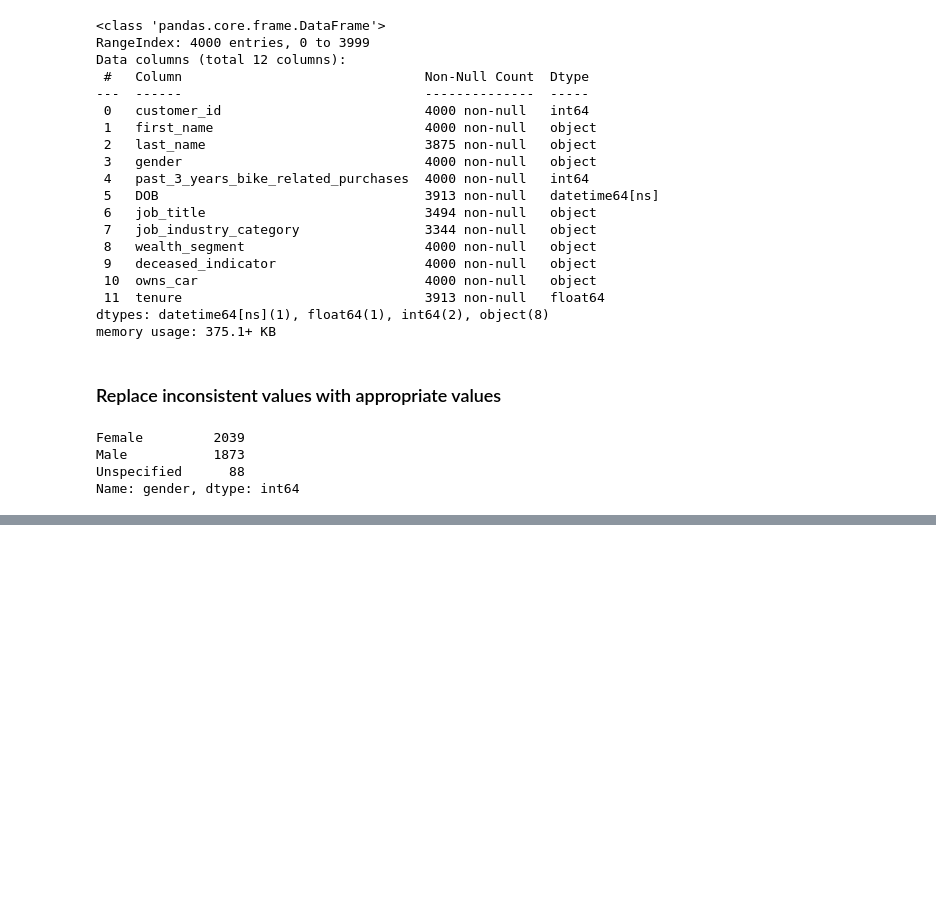
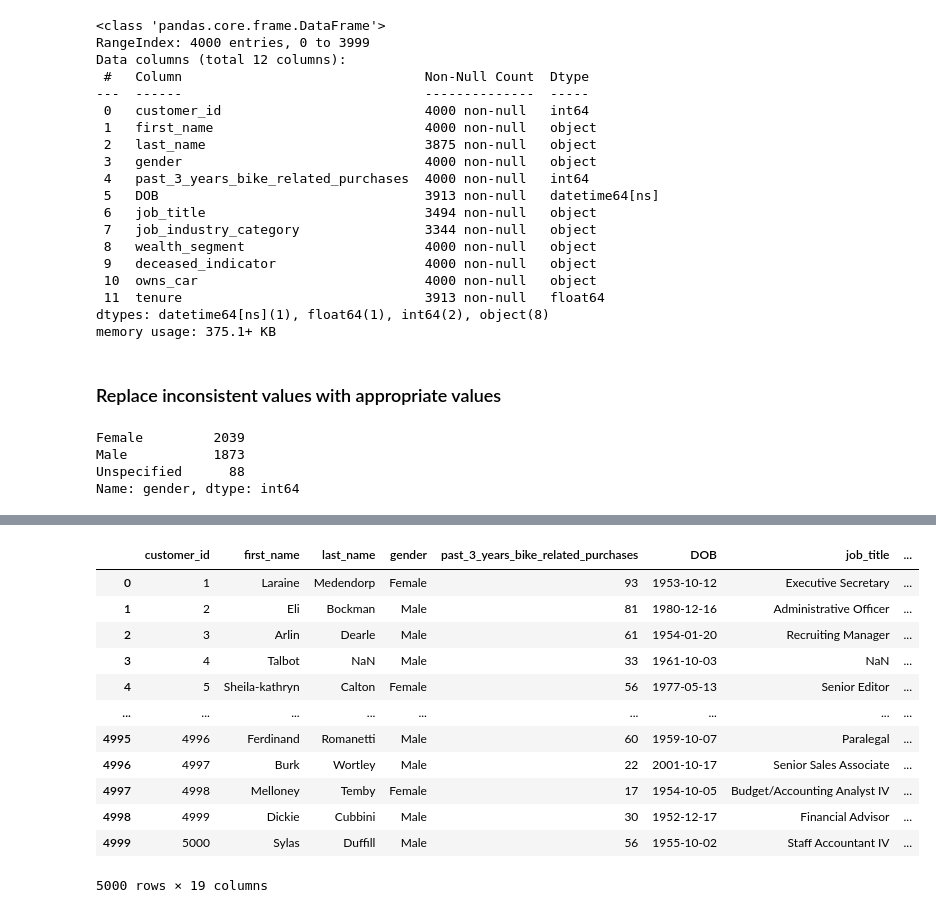
Before and after one commit to Arkadeep2510/KPMG-Virtual-Internship-Files, a Jupyter notebook: Module 1/KPMG_Task1.ipynb, the cells around one changed output, grey strips where cells are left out. Saved outputs shown, nothing was run; the diff lists cells and outputs as text; code cells hidden in the pictures; blank space fills up the shorter version.

```diff
--- a/Module 1/KPMG_Task1.ipynb
+++ b/Module 1/KPMG_Task1.ipynb
@@ -489,0 +600,2 @@ Name: gender, dtype: int64
+# %%
+new_customer_lists.insert(0, 'customer_id', range(4001, 4001 + len(new_customer_lists)))
@@ -489,0 +631,2 @@ Name: gender, dtype: int64
+# %%
+customer_demographic = pd.merge(customer_demographic, customer_adderss, how='left', on='customer_id')
@@ -489,0 +642,2 @@ Name: gender, dtype: int64
+# %%
+customer_demographic = customer_demographic.drop(['address','postcode','state','country','property_valuation'], axis=1)
@@ -489,0 +662,18 @@ Name: gender, dtype: int64
+# %%
+new_df = pd.concat([customer_demographic, new_customer_lists], ignore_index=True, sort=False)
+# %%
+new_df
+# %% [output]
+|  | customer_id | first_name | last_name | gender | past_3_years_bike_related_purchases | DOB | job_title | ... |
+| 0 | 1 | Laraine | Medendorp | Female | 93 | 1953-10-12 | Executive Secretary | ... |
+| 1 | 2 | Eli | Bockman | Male | 81 | 1980-12-16 | Administrative Officer | ... |
+| 2 | 3 | Arlin | Dearle | Male | 61 | 1954-01-20 | Recruiting Manager | ... |
+| 3 | 4 | Talbot | NaN | Male | 33 | 1961-10-03 | NaN | ... |
+| 4 | 5 | Sheila-kathryn | Calton | Female | 56 | 1977-05-13 | Senior Editor | ... |
+| ... | ... | ... | ... | ... | ... | ... | ... | ... |
+| 4995 | 4996 | Ferdinand | Romanetti | Male | 60 | 1959-10-07 | Paralegal | ... |
+| 4996 | 4997 | Burk | Wortley | Male | 22 | 2001-10-17 | Senior Sales Associate | ... |
+| 4997 | 4998 | Melloney | Temby | Female | 17 | 1954-10-05 | Budget/Accounting Analyst IV | ... |
+| 4998 | 4999 | Dickie | Cubbini | Male | 30 | 1952-12-17 | Financial Advisor | ... |
+| 4999 | 5000 | Sylas | Duffill | Male | 56 | 1955-10-02 | Staff Accountant IV | ... |
+5000 rows × 19 columns
```
Also changed, not shown: parts of 23 cells of this notebook.
